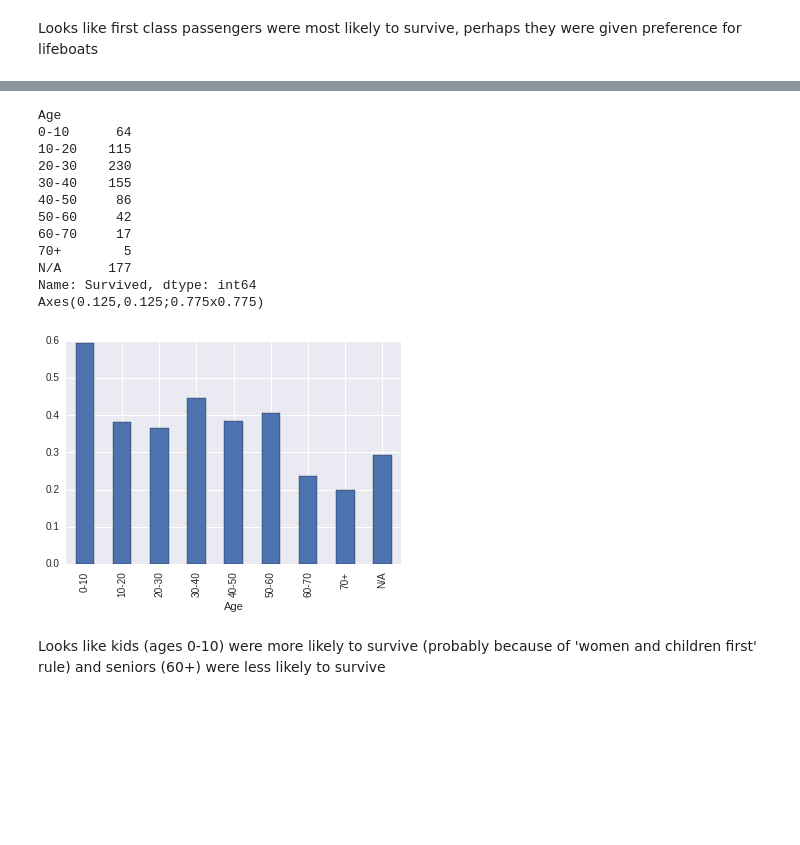
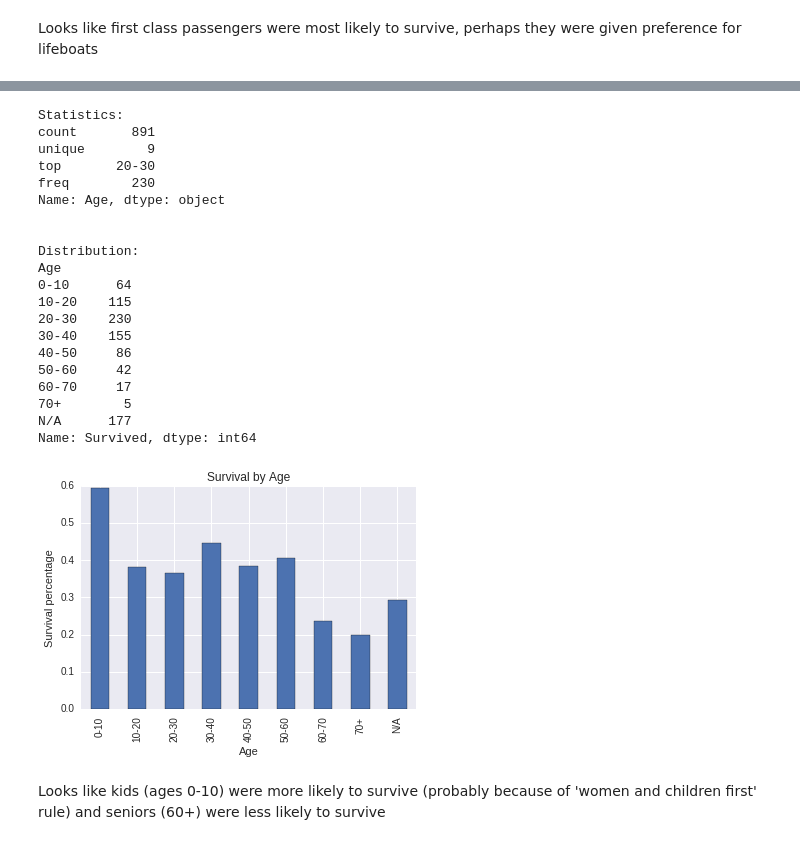
Before and after one commit to vshalaev/investigate-dataset, a Jupyter notebook: investigate-dataset.ipynb, the cells around one changed output, grey strips where cells are left out. Saved outputs shown, nothing was run; the diff lists cells and outputs as text; code cells hidden in the pictures; blank space fills up the shorter version.

```diff
--- a/investigate-dataset.ipynb
+++ b/investigate-dataset.ipynb
@@ -156,20 +191,26 @@ train['Age'] = train['Age'].apply(map_ages)
-# %%
-groupby_age = train.groupby(by='Age')
-print groupby_age.count()['Survived']
-print groupby_age.mean()['Survived'].plot(kind='bar')
-# %% [output]
-Age
-0-10      64
-10-20    115
-20-30    230
-30-40    155
-40-50     86
-50-60     42
-60-70     17
-70+        5
-N/A      177
-Name: Survived, dtype: int64
-Axes(0.125,0.125;0.775x0.775)
-[figure, removed]
+# %%
+explore('Age')
+# %% [output]
+Statistics:
+count       891
+unique        9
+top       20-30
+freq        230
+Name: Age, dtype: object
+
+
+Distribution:
+Age
+0-10      64
+10-20    115
+20-30    230
+30-40    155
+40-50     86
+50-60     42
+60-70     17
+70+        5
+N/A      177
+Name: Survived, dtype: int64
+[figure, added]
 # %% [markdown]
 Looks like kids (ages 0-10) were more likely to survive (probably because of 'women and children first' rule) and seniors (60+) were less likely to survive
```
Also changed, not shown: parts of 56 cells of this notebook, 2 other files.
